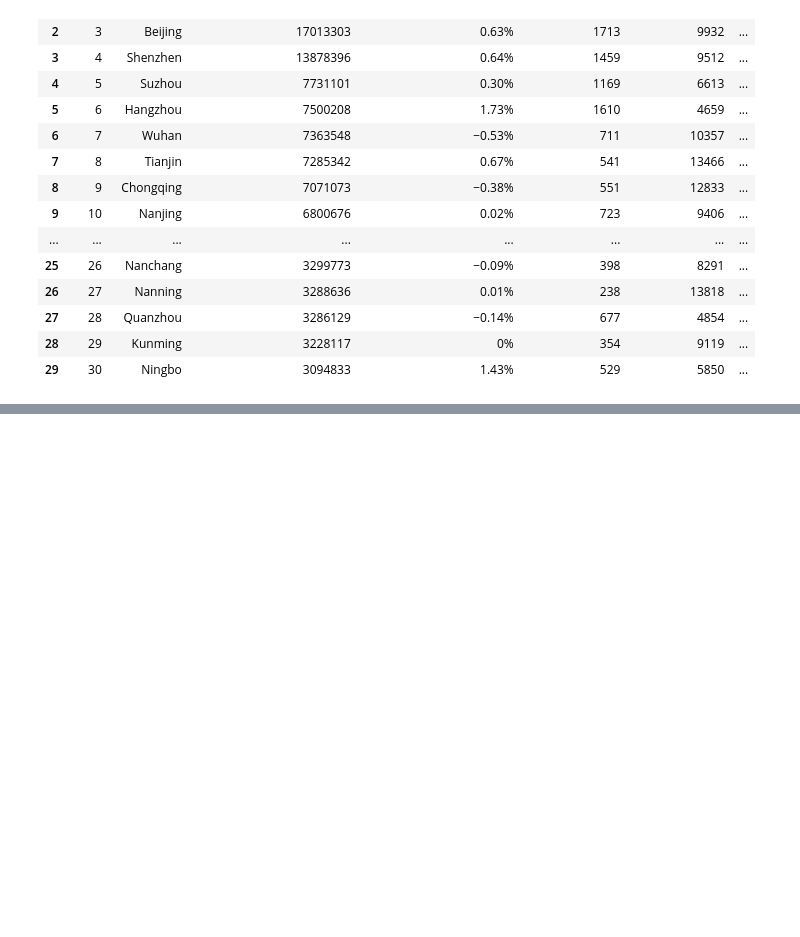
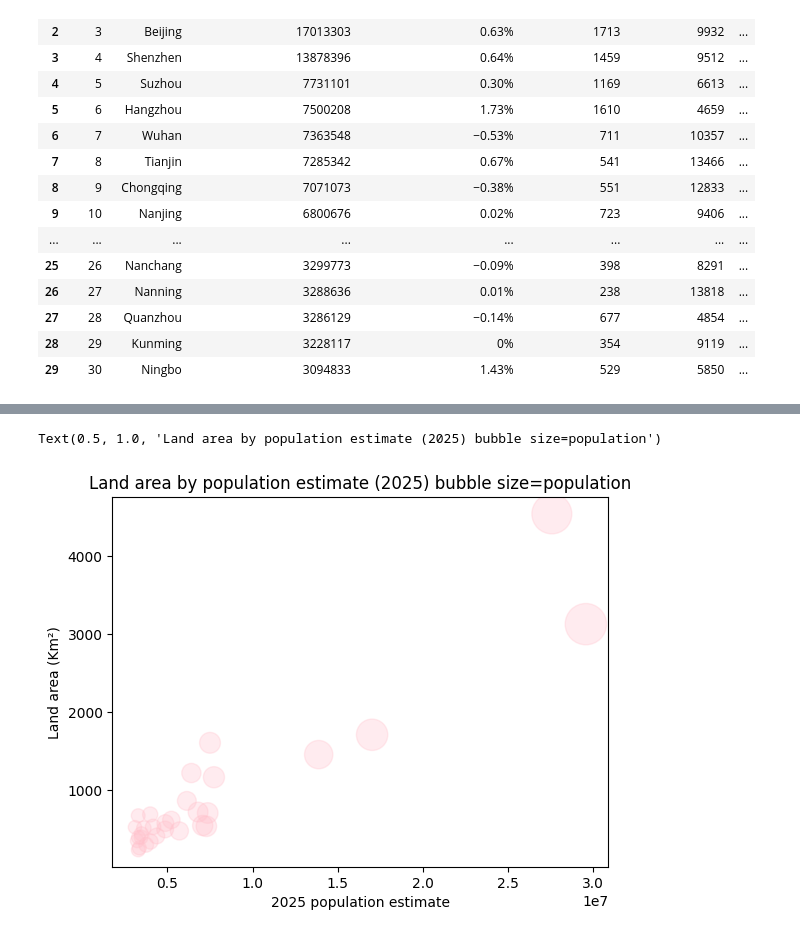
Before and after one commit to Laural-00/dt-2026-data-visualisation, a Jupyter notebook: notebooks/DigitalHumanities/Homework/Homework Laura-Lisanna.ipynb, the cells around one changed output, grey strips where cells are left out. Saved outputs shown, nothing was run; the diff lists cells and outputs as text; code cells hidden in the pictures; blank space fills up the shorter version.

```diff
--- a/notebooks/DigitalHumanities/Homework/Homework Laura-Lisanna.ipynb
+++ b/notebooks/DigitalHumanities/Homework/Homework Laura-Lisanna.ipynb
@@ -38,0 +39,8 @@ sns.boxplot(data=df, x="Population Estimate (2025)")
+# %%
+plt.scatter(df["Population Estimate (2025)"], df["Land Area (Km²)"], s=df["Population Estimate (2025)"]*0.00003, alpha=0.3, color="pink")
+plt.xlabel("2025 population estimate")
+plt.ylabel("Land area (Km²)")
+plt.title("Land area by population estimate (2025) bubble size=population")
+# %% [output]
+Text(0.5, 1.0, 'Land area by population estimate (2025) bubble size=population')
+[figure, added]
```
Also changed, not shown: parts of 2 cells of this notebook, 2 other files.
